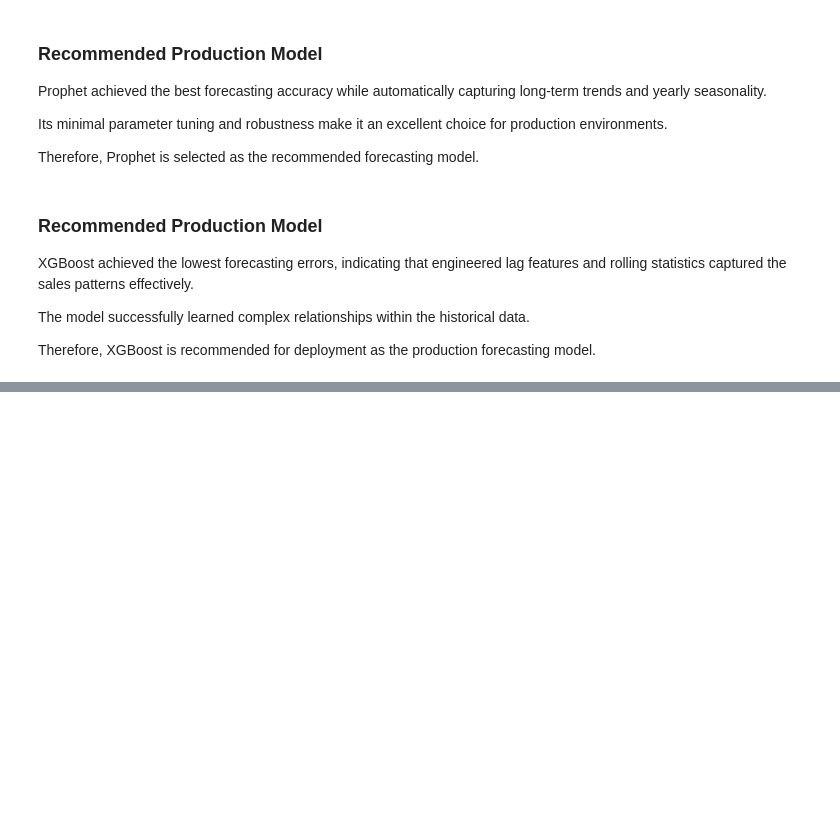
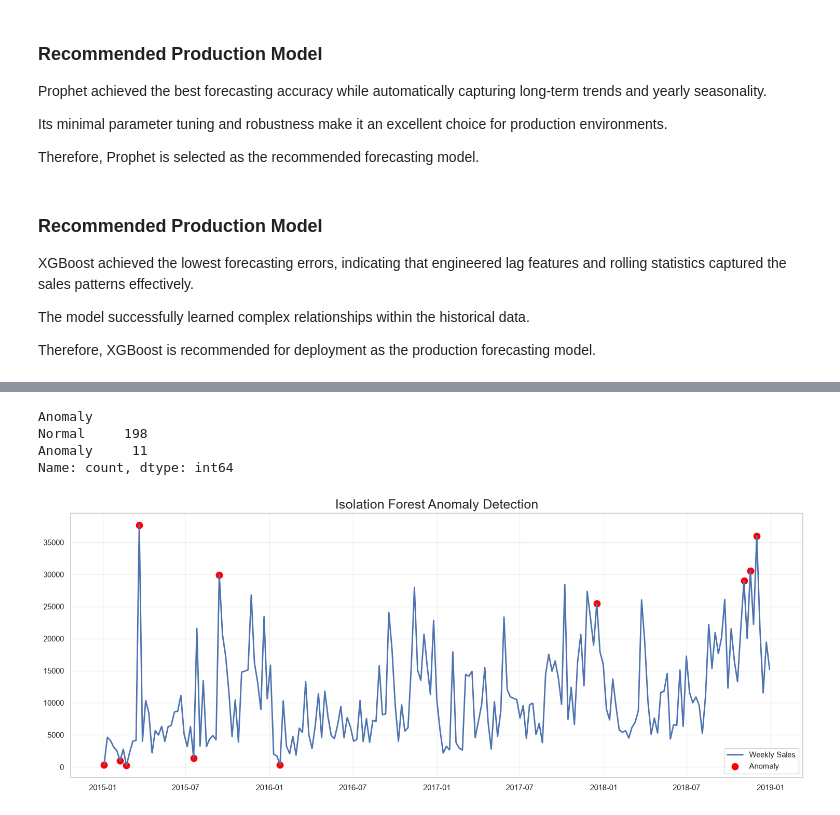
Before and after one commit to Divesh455/XYlofy_AI_Internship, a Jupyter notebook: SalesForecasting_DiveshMatkar/Notebooks/analysis.ipynb, the cells around one changed output, grey strips where cells are left out. Cells and saved outputs as stored; diff of their text form; code cells hidden in the pictures; blank space fills up the shorter version.

```diff
--- a/SalesForecasting_DiveshMatkar/Notebooks/analysis.ipynb
+++ b/SalesForecasting_DiveshMatkar/Notebooks/analysis.ipynb
@@ -1707,0 +2228,63 @@ Therefore, XGBoost is recommended for deployment as the production forecasting m
+# %%
+weekly_sales["Anomaly"] = weekly_sales["Isolation"].map({
+
+    1:"Normal",
+
+    -1:"Anomaly"
+
+})
+# %%
+weekly_sales["Anomaly"].value_counts()
+# %% [output]
+Anomaly
+Normal     198
+Anomaly     11
+Name: count, dtype: int64
+# %%
+plt.figure(figsize=(15,6))
+
+plt.plot(
+
+    weekly_sales.index,
+
+    weekly_sales["Sales"],
+
+    linewidth=2,
+
+    label="Weekly Sales"
+
+)
+
+anomaly = weekly_sales[
+    weekly_sales["Anomaly"]=="Anomaly"
+]
+
+plt.scatter(
+
+    anomaly.index,
+
+    anomaly["Sales"],
+
+    color="red",
+
+    s=80,
+
+    label="Anomaly"
+
+)
+
+plt.legend()
+
+plt.title(
+
+    "Isolation Forest Anomaly Detection",
+
+    fontsize=18
+
+)
+
+plt.grid(alpha=0.3)
+
+save_chart("30_isolation_forest")
+# %% [output]
+[figure, added]
```
Also changed, not shown: parts of 35 cells of this notebook, 11 other files.
